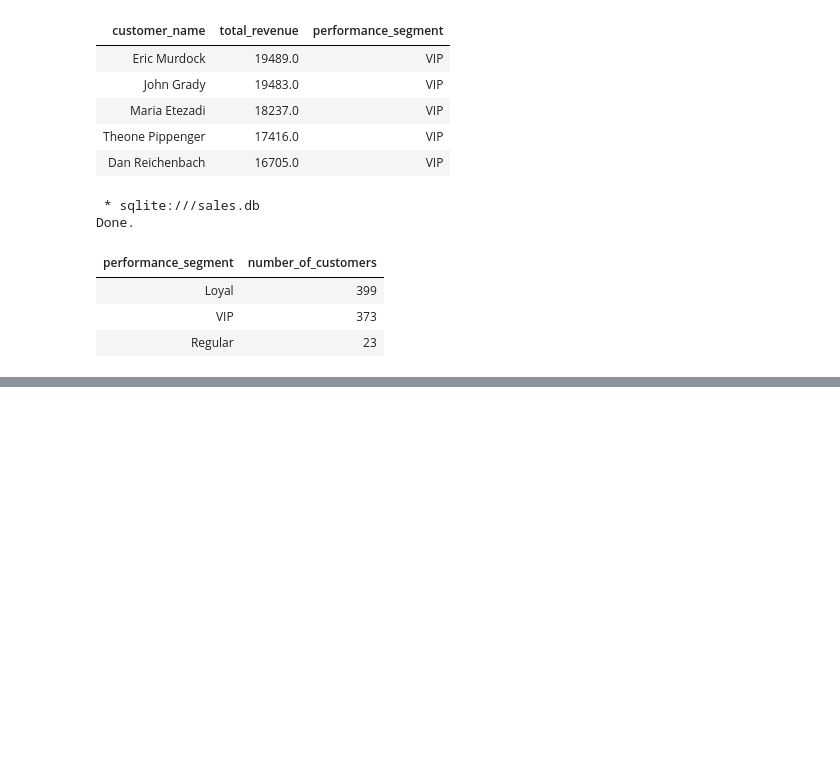
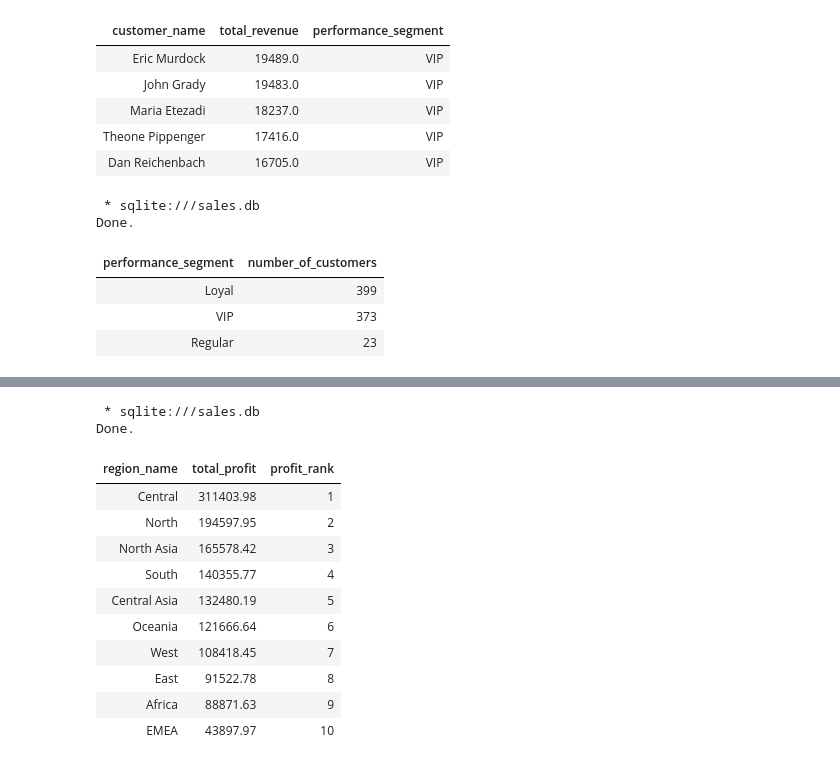
Before and after one commit to moztarib/data-analytics-sql, a Jupyter notebook: notebooks/00_load_data.ipynb, the cells around one changed output, grey strips where cells are left out. Cells and saved outputs as stored; diff of their text form; code cells hidden in the pictures; blank space fills up the shorter version.

```diff
--- a/notebooks/00_load_data.ipynb
+++ b/notebooks/00_load_data.ipynb
@@ -709,0 +793,33 @@ Done.
+# %%
+%%sql
+
+WITH region_profits AS (
+    SELECT
+        l.region AS region_name,
+    ROUND(SUM(f.profit), 2) AS total_profit
+    FROM fact_orders f
+    JOIN dim_locations l ON f.location_id = l.location_id
+    GROUP BY l.region
+)
+
+SELECT
+    region_name,
+    total_profit,
+    DENSE_RANK() OVER (ORDER BY total_profit DESC) AS profit_rank
+
+FROM region_profits
+LIMIT 10;
+# %% [output]
+ * sqlite:///sales.db
+Done.
+| region_name | total_profit | profit_rank |
+| Central | 311403.98 | 1 |
+| North | 194597.95 | 2 |
+| North Asia | 165578.42 | 3 |
+| South | 140355.77 | 4 |
+| Central Asia | 132480.19 | 5 |
+| Oceania | 121666.64 | 6 |
+| West | 108418.45 | 7 |
+| East | 91522.78 | 8 |
+| Africa | 88871.63 | 9 |
+| EMEA | 43897.97 | 10 |
```
Also changed, not shown: parts of 8 cells of this notebook, 1 other file.
